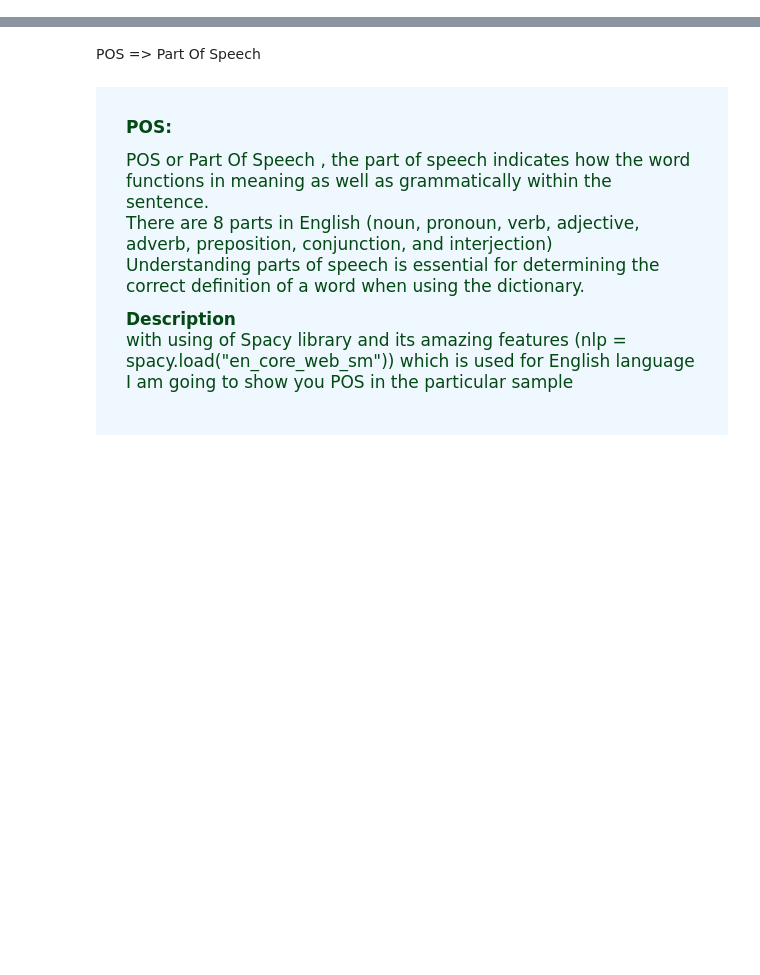
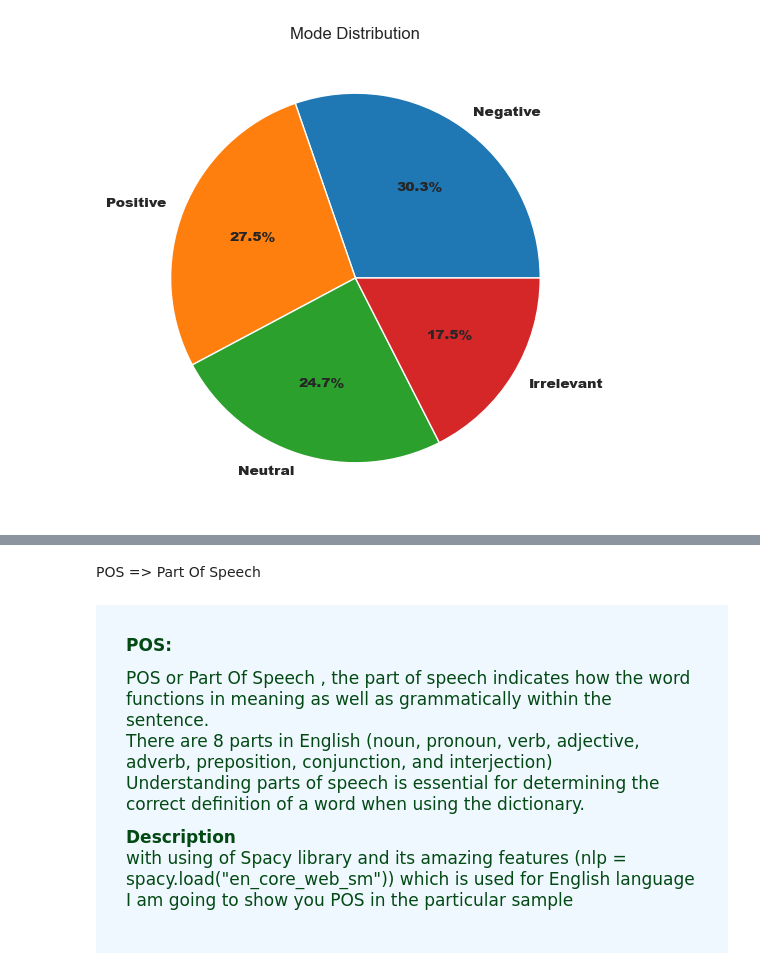
Before and after one commit to rachit-bhatt/Twitter-Sentiment-Analysis, a Jupyter notebook: Twitter Sentiment Analysis.ipynb, the cells around one changed output, grey strips where cells are left out. Saved outputs shown, nothing was run; the diff lists cells and outputs as text; code cells hidden in the pictures; blank space fills up the shorter version.

```diff
--- a/Twitter Sentiment Analysis.ipynb
+++ b/Twitter Sentiment Analysis.ipynb
@@ -437,0 +189,8 @@ test_text
+# %%
+plt.figure(figsize=(6,6))
+plt.pie(x = Sentiment.values , labels=Sentiment.keys() ,autopct="%1.1f%%" ,
+textprops={"fontsize":10,"fontweight":"black"})
+plt.title('Mode Distribution')
+plt.show()
+# %% [output]
+[figure, added]
```
Also changed, not shown: parts of 68 cells of this notebook, 2 other files.
